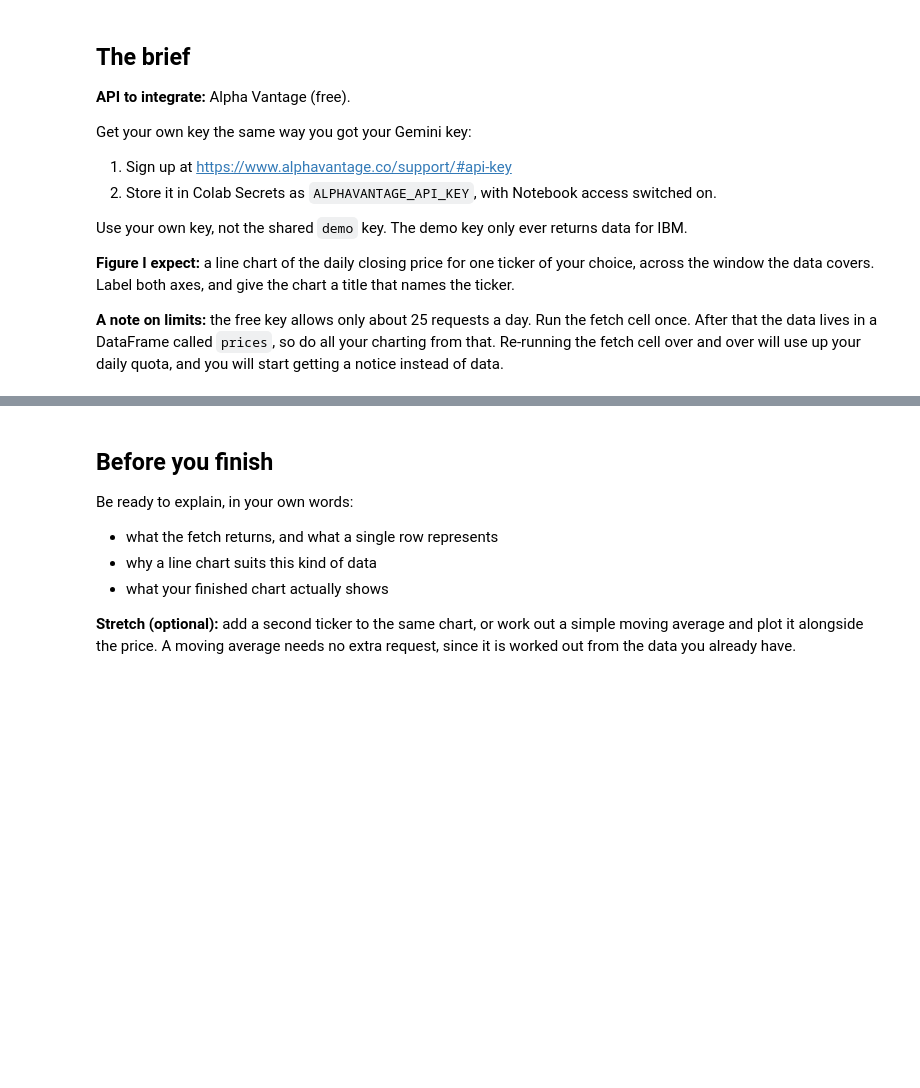
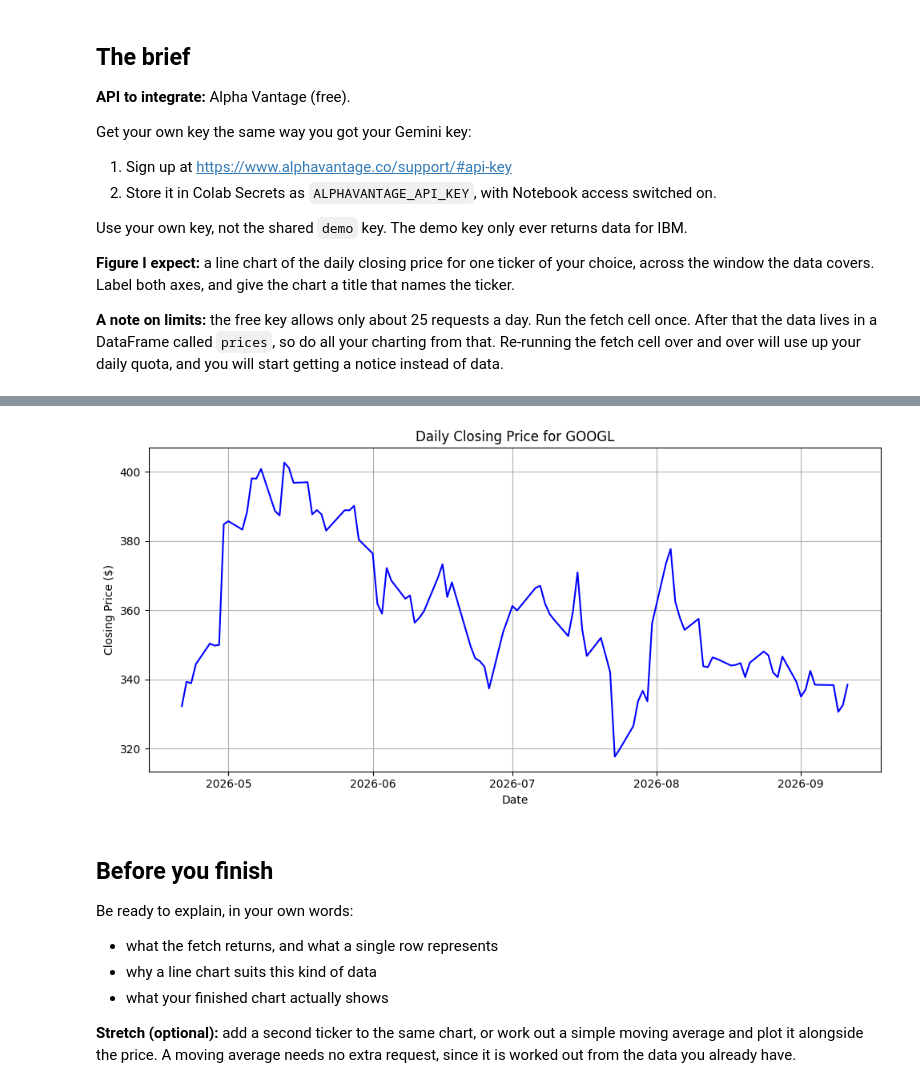
Before and after one commit to darcymarsh06/ISYS2001-darcy-marsh, a Jupyter notebook: Module 08 - API/lab_ticket_stock_chart.ipynb, the cells around one changed output, grey strips where cells are left out. Drawn from its saved outputs; the diff is of its cells as text; code cells hidden in the pictures; blank space fills up the shorter version.

```diff
--- a/Module 08 - API/lab_ticket_stock_chart.ipynb
+++ b/Module 08 - API/lab_ticket_stock_chart.ipynb
@@ -78,3 +94,23 @@ prices.tail()
+# %%
+prices = get_stock_data("GOOGL")
+prices.tail()
+import matplotlib.pyplot as plt
+
+# Create the figure and plot the line chart
+plt.figure(figsize=(10, 5))
+plt.plot(prices.index, prices['Close'], label='Closing Price', color='blue')
+
+# Label both axes and set the required title with the ticker name
+plt.title('Daily Closing Price for GOOGL')
+plt.xlabel('Date')
+plt.ylabel('Closing Price ($)')
+
+# Display the grid and render the plot
+plt.grid(True)
+plt.tight_layout()
+plt.show()
+# %% [output]
+[figure, added]
 # %% [markdown]
 ## Before you finish
 
```
Also changed, not shown: parts of 2 cells of this notebook.
